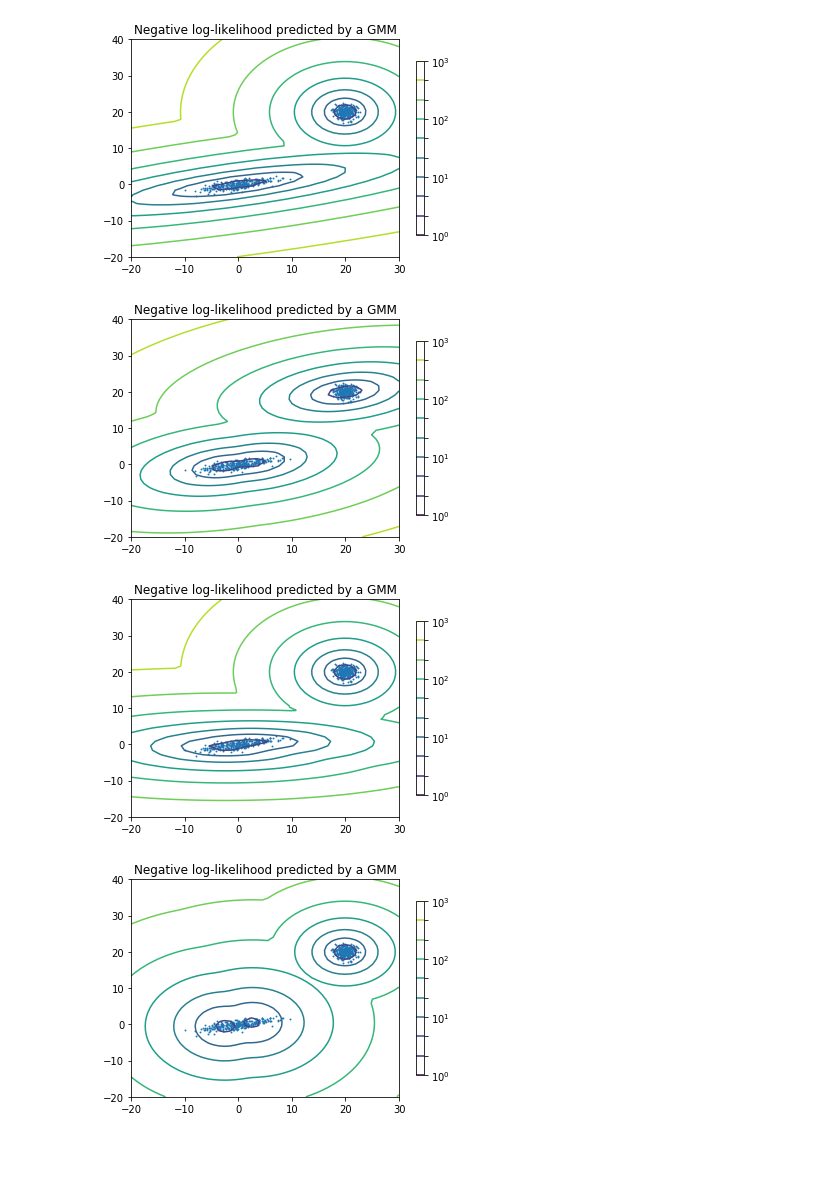
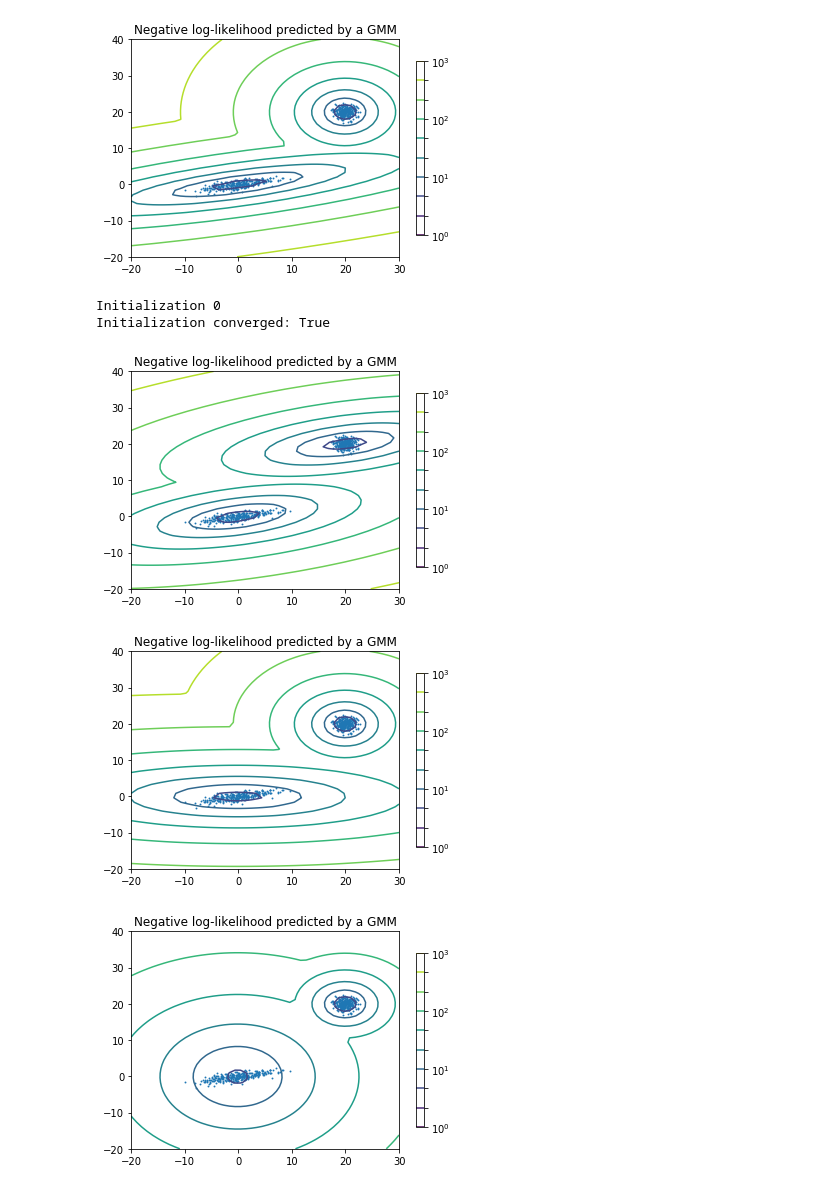
Before and after one commit to modulabs/PRML, a Jupyter notebook: 3. Mixture Models and EM/gmm_test.ipynb, the cells around one changed output. Saved outputs shown, nothing was run; the diff lists cells and outputs as text; code cells hidden in the pictures; blank space fills up the shorter version.

```diff
--- a/3. Mixture Models and EM/gmm_test.ipynb
+++ b/3. Mixture Models and EM/gmm_test.ipynb
@@ -50,11 +46,9 @@ plt.show()
 # %%
 
 # fit a Gaussian Mixture Model with two components
-clf = mixture.GaussianMixture(n_components=3, covariance_type='tied')
+clf = mixture.GaussianMixture(n_components=2, covariance_type='tied', verbose=1)
 clf.fit(X_train)
 
-bic_list.append(clf.bic(X_train))
-method.append("tied")
 
 # display predicted scores by the model as a contour plot
 x = np.linspace(-20., 30.)
@@ -73,42 +67,39 @@ plt.title('Negative log-likelihood predicted by a GMM')
 plt.axis('tight')
 plt.show()
 # %% [output]
+Initialization 0
+Initialization converged: True
-[figure, old version]
+[figure, new version]
 # %%
 
 # fit a Gaussian Mixture Model with two components
-clf = mixture.GaussianMixture(n_components=3, covariance_type='diag')
+clf = mixture.GaussianMixture(n_components=2, covariance_type='diag')
 clf.fit(X_train)
-
-bic_list.append(clf.bic(X_train))
-method.append("diag")
 
 # display predicted scores by the model as a contour plot
 x = np.linspace(-20., 30.)
 y = np.linspace(-20., 40.)
 X, Y = np.meshgrid(x, y)
 XX = np.array([X.ravel(), Y.ravel()]).T
 Z = -clf.score_samples(XX)
 Z = Z.reshape(X.shape)
 
 CS = plt.contour(X, Y, Z, norm=LogNorm(vmin=1.0, vmax=1000.0),
                  levels=np.logspace(0, 3, 10))
 CB = plt.colorbar(CS, shrink=0.8, extend='both')
 plt.scatter(X_train[:, 0], X_train[:, 1], .8)
 
 plt.title('Negative log-likelihood predicted by a GMM')
 plt.axis('tight')
 plt.show()
 # %% [output]
-[figure, old version]
+[figure, new version]
 # %%
 
 # fit a Gaussian Mixture Model with two components
 clf = mixture.GaussianMixture(n_components=2, covariance_type='spherical')
 clf.fit(X_train)
 
-bic_list.append(clf.bic(X_train))
-method.append("diag")
 
 # display predicted scores by the model as a contour plot
 x = np.linspace(-20., 30.)
@@ -127,4 +118,4 @@ plt.title('Negative log-likelihood predicted by a GMM')
 plt.axis('tight')
 plt.show()
 # %% [output]
-[figure, old version]
+[figure, new version]
```
Also changed, not shown: parts of 4 cells of this notebook.
